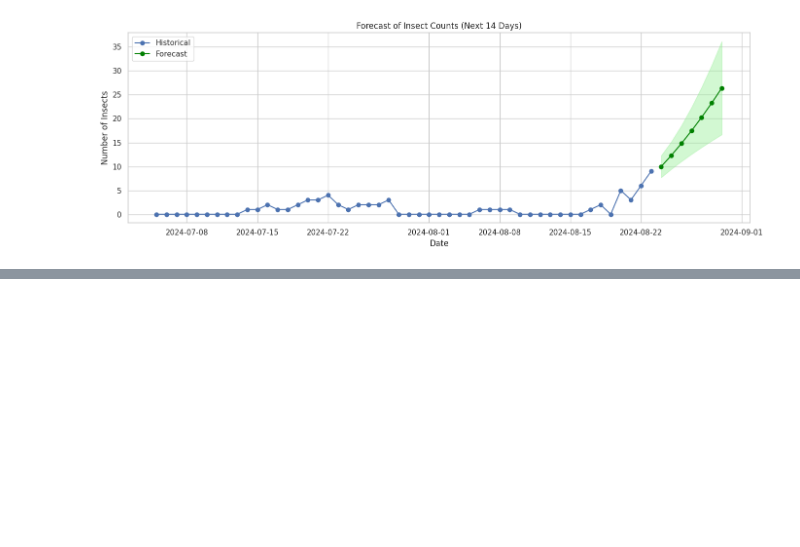
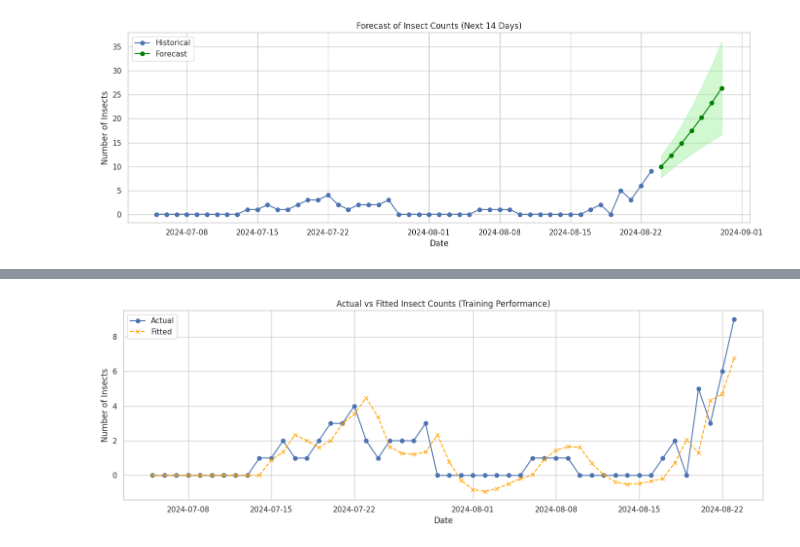
Before and after one commit to raz0208/Agritech-Pest-Prediction, a Jupyter notebook: Agritech_Pest_Prediction_Time_Series_Analysis.ipynb, the cells around one changed output, grey strips where cells are left out. Drawn from its saved outputs; the diff is of its cells as text; code cells hidden in the pictures; blank space fills up the shorter version.

```diff
--- a/Agritech_Pest_Prediction_Time_Series_Analysis.ipynb
+++ b/Agritech_Pest_Prediction_Time_Series_Analysis.ipynb
@@ -291,0 +296,17 @@ plt.show()
+# %%
+# Get in-sample predictions
+fitted_values = pd.Series(model.predict_in_sample(), index=DateAgg_df.index)
+
+# Plot actual vs fitted
+plt.figure(figsize=(14, 5))
+plt.plot(DateAgg_df.index, DateAgg_df['Number of Insects'], label='Actual', marker='o')
+plt.plot(fitted_values.index, fitted_values, label='Fitted', color='orange', linestyle='--', marker='x')
+plt.title('Actual vs Fitted Insect Counts (Training Performance)')
+plt.xlabel('Date')
+plt.ylabel('Number of Insects')
+plt.legend()
+plt.grid(True)
+plt.tight_layout()
+plt.show()
+# %% [output]
+[figure, added]
```
Also changed, not shown: parts of 5 cells of this notebook.
